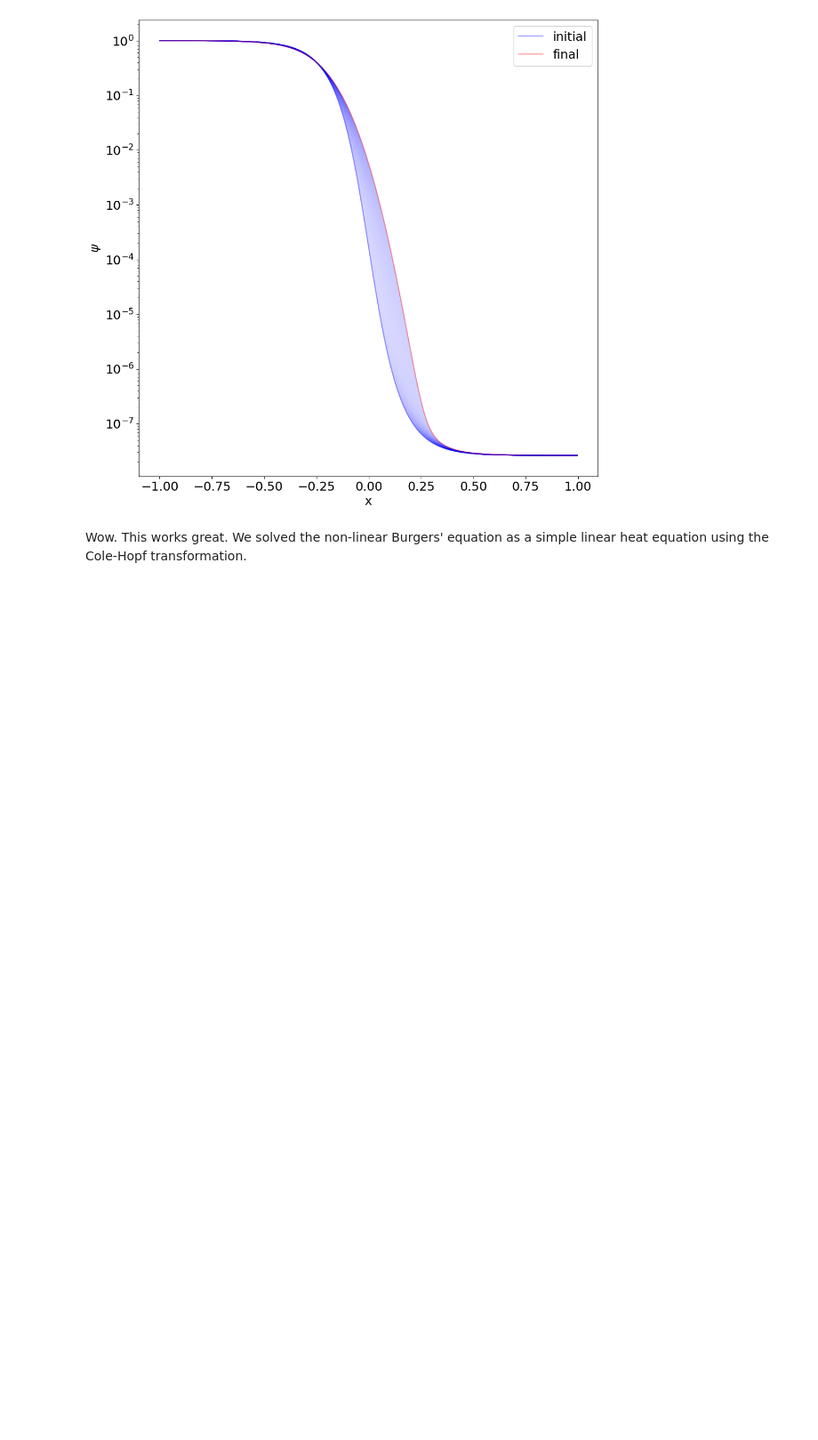
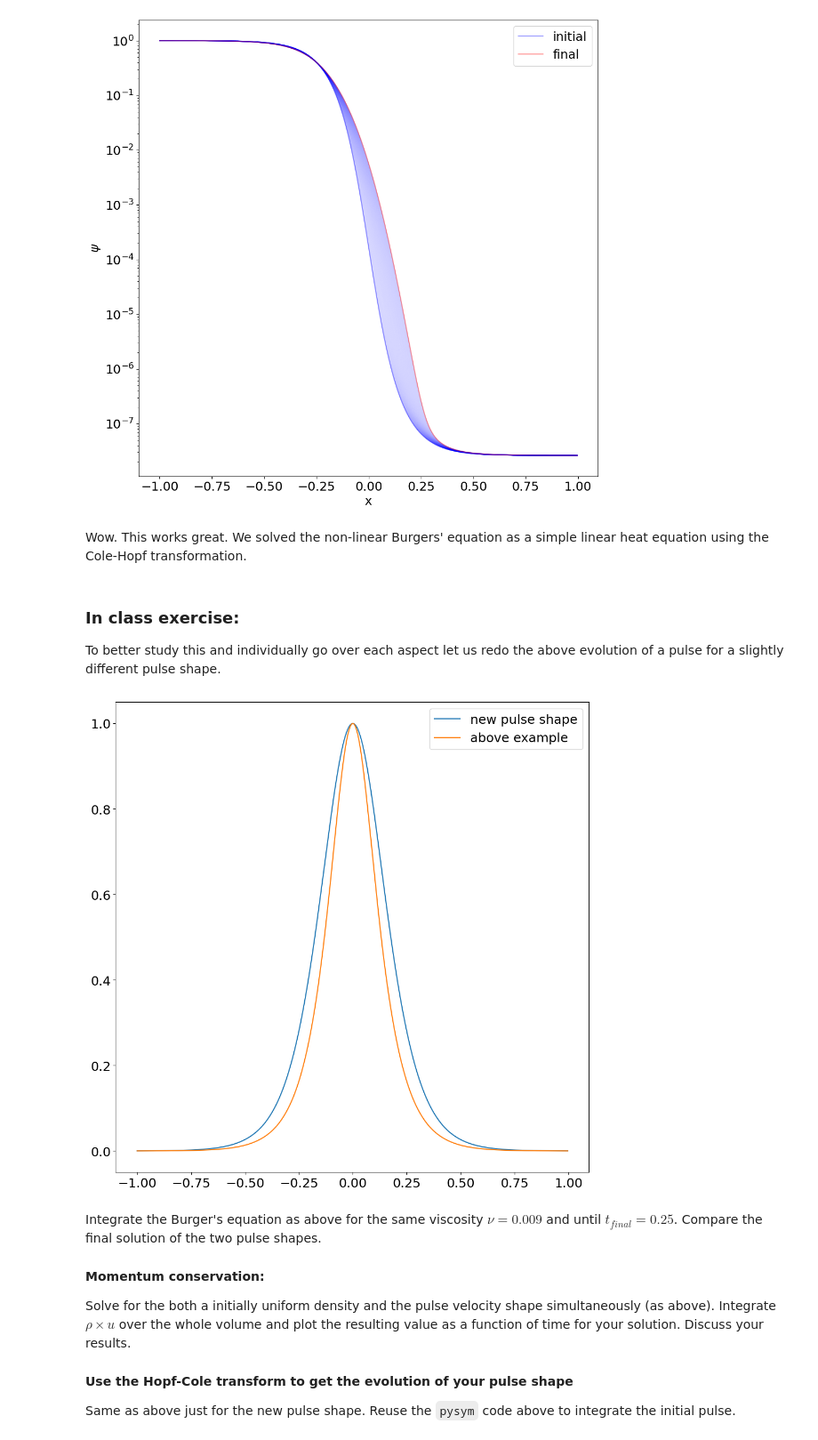
Before and after one commit to yipihey/Physics-113-Book, a Jupyter notebook: _sources/fft/solve_burgers_equation_FFT_2023.ipynb, the cells around one changed output. Shown at 89% size. Cells and saved outputs as stored; diff of their text form; code cells hidden in the pictures; blank space fills up the shorter version.

````diff
--- a/_sources/fft/solve_burgers_equation_FFT_2023.ipynb
+++ b/_sources/fft/solve_burgers_equation_FFT_2023.ipynb
@@ -348,3 +348,28 @@ plt.yscale("log")
 [figure]
 # %% [markdown]
 Wow. This works great. We solved the non-linear Burgers' equation as a simple linear heat equation using the Cole-Hopf transformation.
+# %% [markdown]
+### In class exercise:
+To better study this and individually go over each aspect let us redo the above evolution of a pulse for a slightly different pulse shape.
+# %%
+# Initial condition
+u10 = 1/np.cosh(x/(L/10))**2
+u00 = 1/np.cosh(x/(L/20))
+plt.plot(x,u10, label="new pulse shape")
+plt.plot(x,u00, label="above example")
+plt.legend();
+# %% [output]
+[figure, added]
+# %% [markdown]
+Integrate the Burger's equation as above for the same viscosity $\nu=0.009$ and until $t_{final}=0.25$.
+Compare the final solution of the two pulse shapes.
+# %% [markdown]
+**Momentum conservation:**
+
+Solve for the both a initially uniform density and the pulse velocity shape simultaneously (as above).
+Integrate $\rho \times u$ over the whole volume and plot the resulting value as a function of time for your solution.
+Discuss your results.
+# %% [markdown]
+**Use the Hopf-Cole transform to get the evolution of your pulse shape**
+
+Same as above just for the new pulse shape. Reuse the ```pysym``` code above to integrate the initial pulse.
````
Also changed, not shown: 3 other files.
